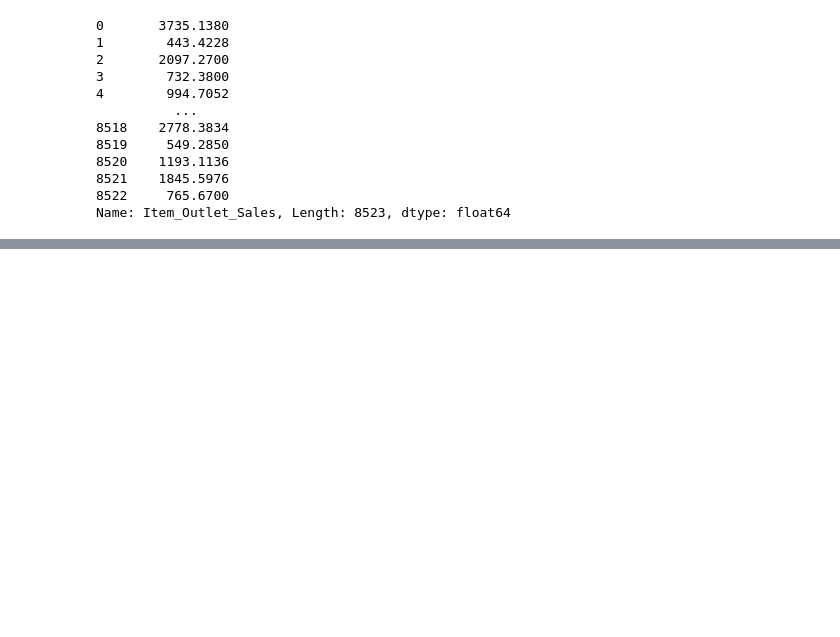
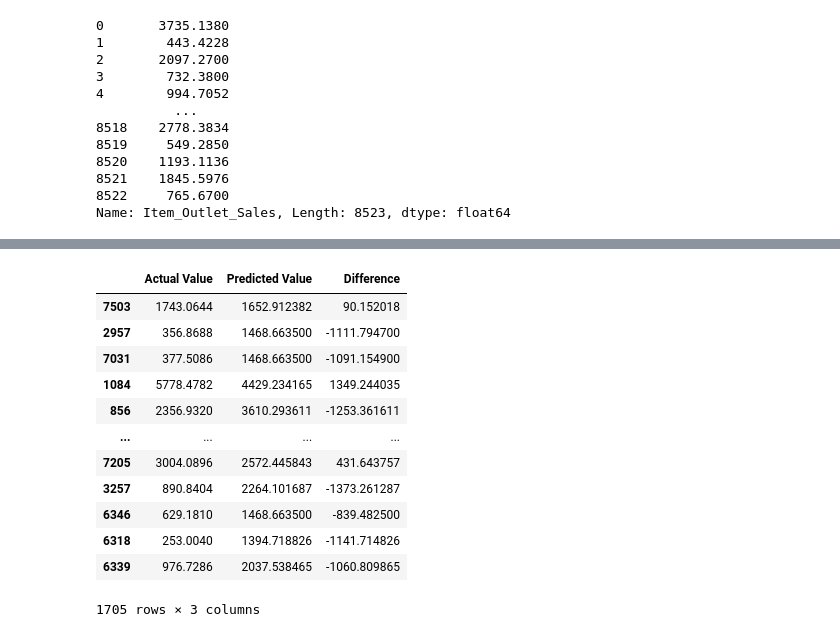
Before and after one commit to LEENAMONTHERO25/sales_marketing, a Jupyter notebook: notebooks/model_training.ipynb, the cells around one changed output, grey strips where cells are left out. Saved outputs shown, nothing was run; the diff lists cells and outputs as text; code cells hidden in the pictures; blank space fills up the shorter version.

```diff
--- a/notebooks/model_training.ipynb
+++ b/notebooks/model_training.ipynb
@@ -109,0 +198,17 @@ Accuracy: 0.3604276326062259
+# %%
+pred_df=pd.DataFrame({'Actual Value':y_test,'Predicted Value':y_test_pred,'Difference':y_test-y_test_pred})
+pred_df
+# %% [output]
+|  | Actual Value | Predicted Value | Difference |
+| 7503 | 1743.0644 | 1652.912382 | 90.152018 |
+| 2957 | 356.8688 | 1468.663500 | -1111.794700 |
+| 7031 | 377.5086 | 1468.663500 | -1091.154900 |
+| 1084 | 5778.4782 | 4429.234165 | 1349.244035 |
+| 856 | 2356.9320 | 3610.293611 | -1253.361611 |
+| ... | ... | ... | ... |
+| 7205 | 3004.0896 | 2572.445843 | 431.643757 |
+| 3257 | 890.8404 | 2264.101687 | -1373.261287 |
+| 6346 | 629.1810 | 1468.663500 | -839.482500 |
+| 6318 | 253.0040 | 1394.718826 | -1141.714826 |
+| 6339 | 976.7286 | 2037.538465 | -1060.809865 |
+1705 rows × 3 columns
```
Also changed, not shown: parts of 20 cells of this notebook, 13 other files.
